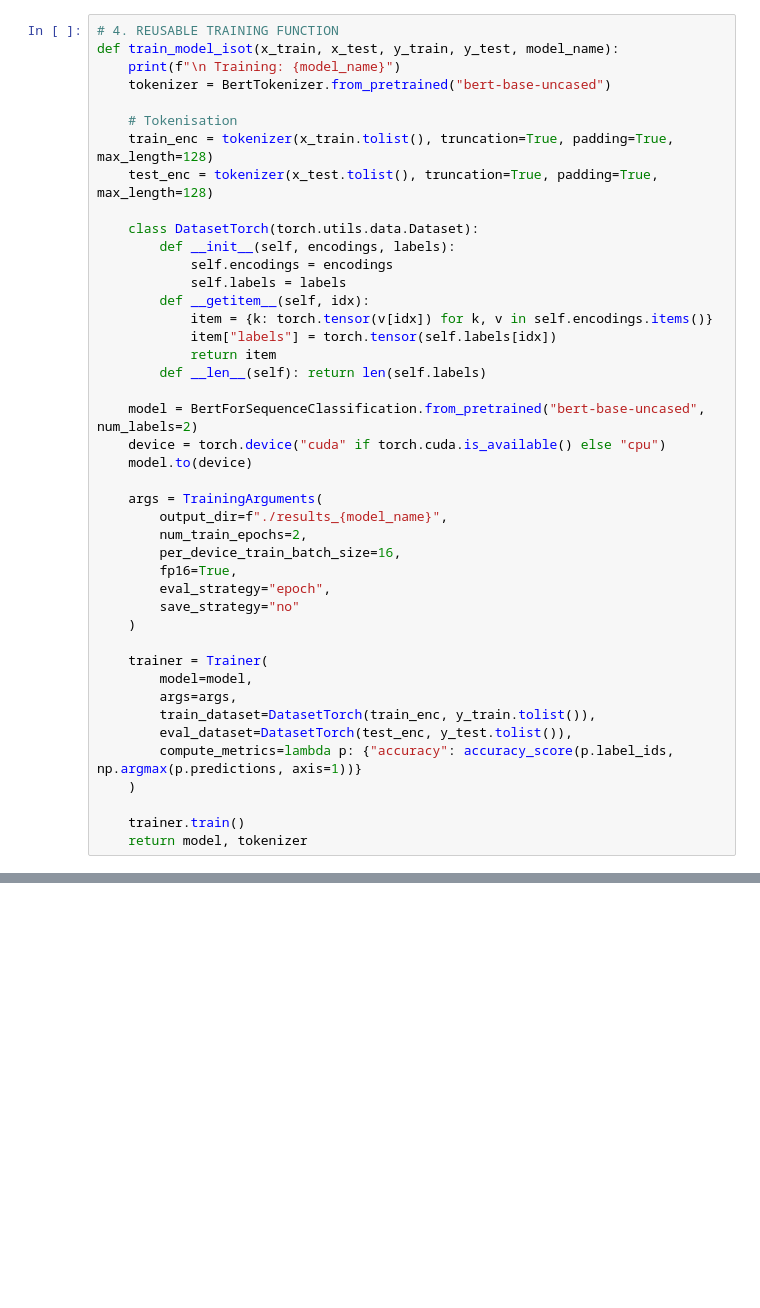
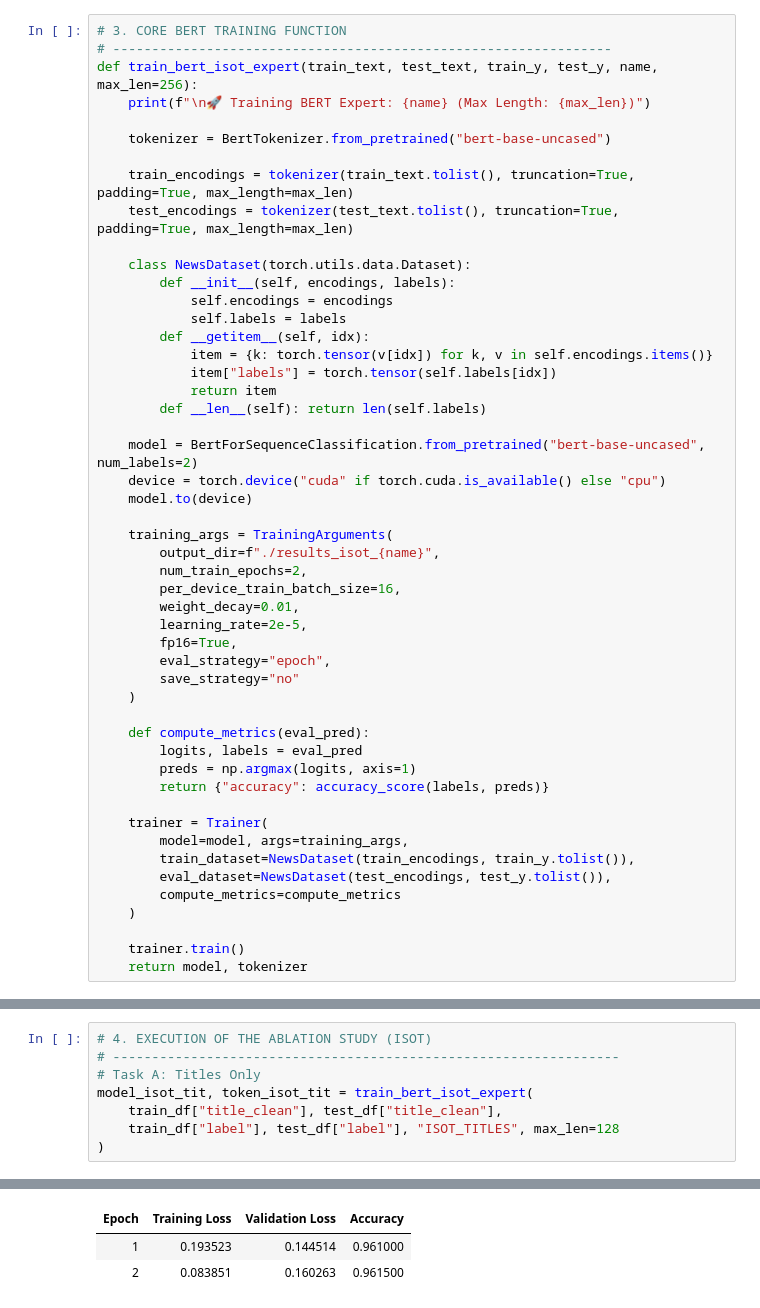
Before and after one commit to carlosprr29/ai-progetto-spagnoli, a Jupyter notebook: notebooks/03_2_BERT_Training_ISOT.ipynb, the cells around one changed output, grey strips where cells are left out. Drawn from its saved outputs; the diff is of its cells as text; blank space fills up the shorter version.

```diff
--- a/notebooks/03_2_BERT_Training_ISOT.ipynb
+++ b/notebooks/03_2_BERT_Training_ISOT.ipynb
@@ -83,14 +79,15 @@ test_sample = test_df.sample(n=1500, random_state=42)
 # %%
-# 4. REUSABLE TRAINING FUNCTION
-def train_model_isot(x_train, x_test, y_train, y_test, model_name):
-    print(f"\n Training: {model_name}")
+# 3. CORE BERT TRAINING FUNCTION
+# ----------------------------------------------------------------
+def train_bert_isot_expert(train_text, test_text, train_y, test_y, name, max_len=256):
+    print(f"\n🚀 Training BERT Expert: {name} (Max Length: {max_len})")
+
     tokenizer = BertTokenizer.from_pretrained("bert-base-uncased")
 
-    # Tokenisation
-    train_enc = tokenizer(x_train.tolist(), truncation=True, padding=True, max_length=128)
-    test_enc = tokenizer(x_test.tolist(), truncation=True, padding=True, max_length=128)
+    train_encodings = tokenizer(train_text.tolist(), truncation=True, padding=True, max_length=max_len)
+    test_encodings = tokenizer(test_text.tolist(), truncation=True, padding=True, max_length=max_len)
 
-    class DatasetTorch(torch.utils.data.Dataset):
+    class NewsDataset(torch.utils.data.Dataset):
         def __init__(self, encodings, labels):
             self.encodings = encodings
             self.labels = labels
@@ -104,21 +101,27 @@ def train_model_isot(x_train, x_test, y_train, y_test, model_name):
     device = torch.device("cuda" if torch.cuda.is_available() else "cpu")
     model.to(device)
 
-    args = TrainingArguments(
-        output_dir=f"./results_{model_name}",
+    training_args = TrainingArguments(
+        output_dir=f"./results_isot_{name}",
         num_train_epochs=2,
         per_device_train_batch_size=16,
+        weight_decay=0.01,
+        learning_rate=2e-5,
         fp16=True,
         eval_strategy="epoch",
         save_strategy="no"
     )
 
+    def compute_metrics(eval_pred):
+        logits, labels = eval_pred
+        preds = np.argmax(logits, axis=1)
+        return {"accuracy": accuracy_score(labels, preds)}
+
     trainer = Trainer(
-        model=model,
-        args=args,
-        train_dataset=DatasetTorch(train_enc, y_train.tolist()),
-        eval_dataset=DatasetTorch(test_enc, y_test.tolist()),
-        compute_metrics=lambda p: {"accuracy": accuracy_score(p.label_ids, np.argmax(p.predictions, axis=1))}
+        model=model, args=training_args,
+        train_dataset=NewsDataset(train_encodings, train_y.tolist()),
+        eval_dataset=NewsDataset(test_encodings, test_y.tolist()),
+        compute_metrics=compute_metrics
     )
 
     trainer.train()
@@ -205,0 +129,9 @@ plt.show()
+# %%
+# 4. EXECUTION OF THE ABLATION STUDY (ISOT)
+# -----------------------------------------------------------------
+# Task A: Titles Only
+model_isot_tit, token_isot_tit = train_bert_isot_expert(
+    train_df["title_clean"], test_df["title_clean"],
+    train_df["label"], test_df["label"], "ISOT_TITLES", max_len=128
+)
+# %% [output]
@@ -205,0 +163,3 @@ plt.show()
+| Epoch | Training Loss | Validation Loss | Accuracy |
+| 1 | 0.193523 | 0.144514 | 0.961000 |
+| 2 | 0.083851 | 0.160263 | 0.961500 |
```
Also changed, not shown: parts of 16 cells of this notebook.
